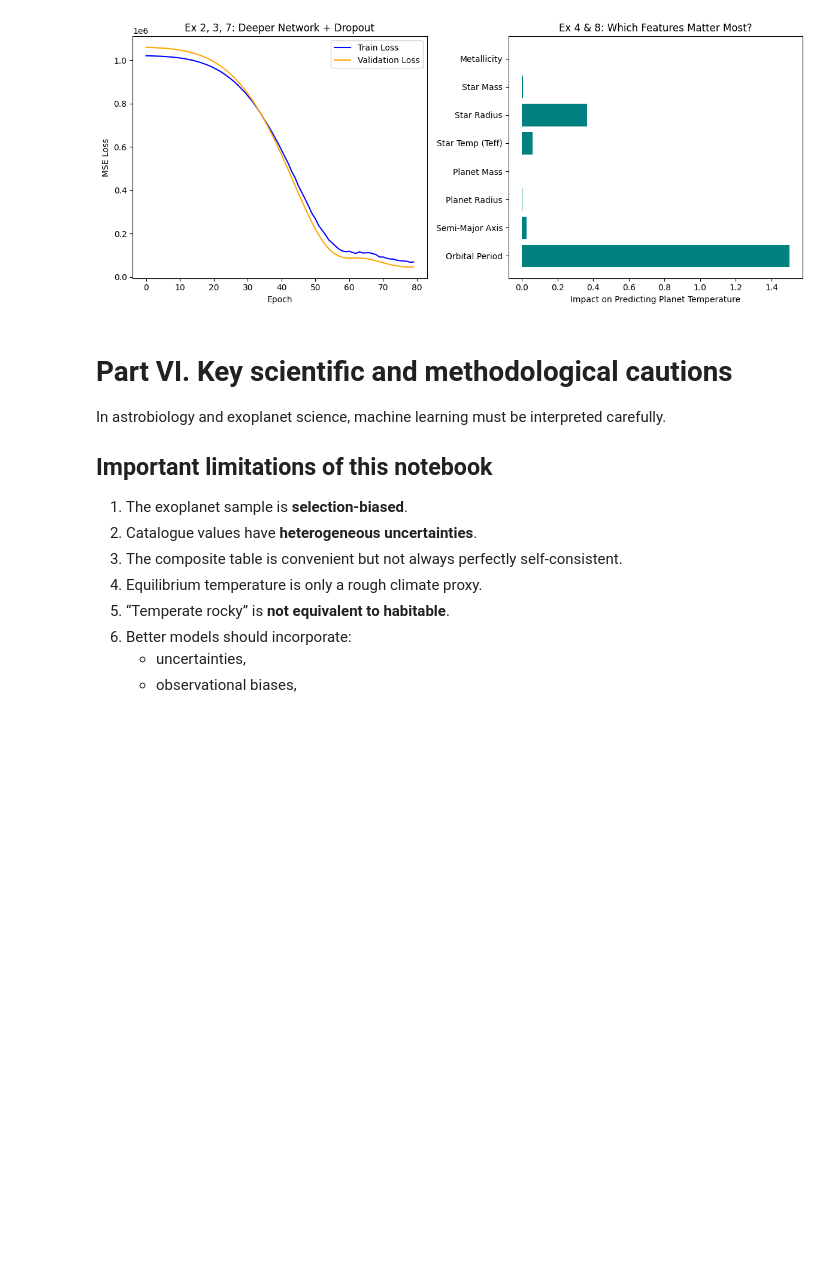
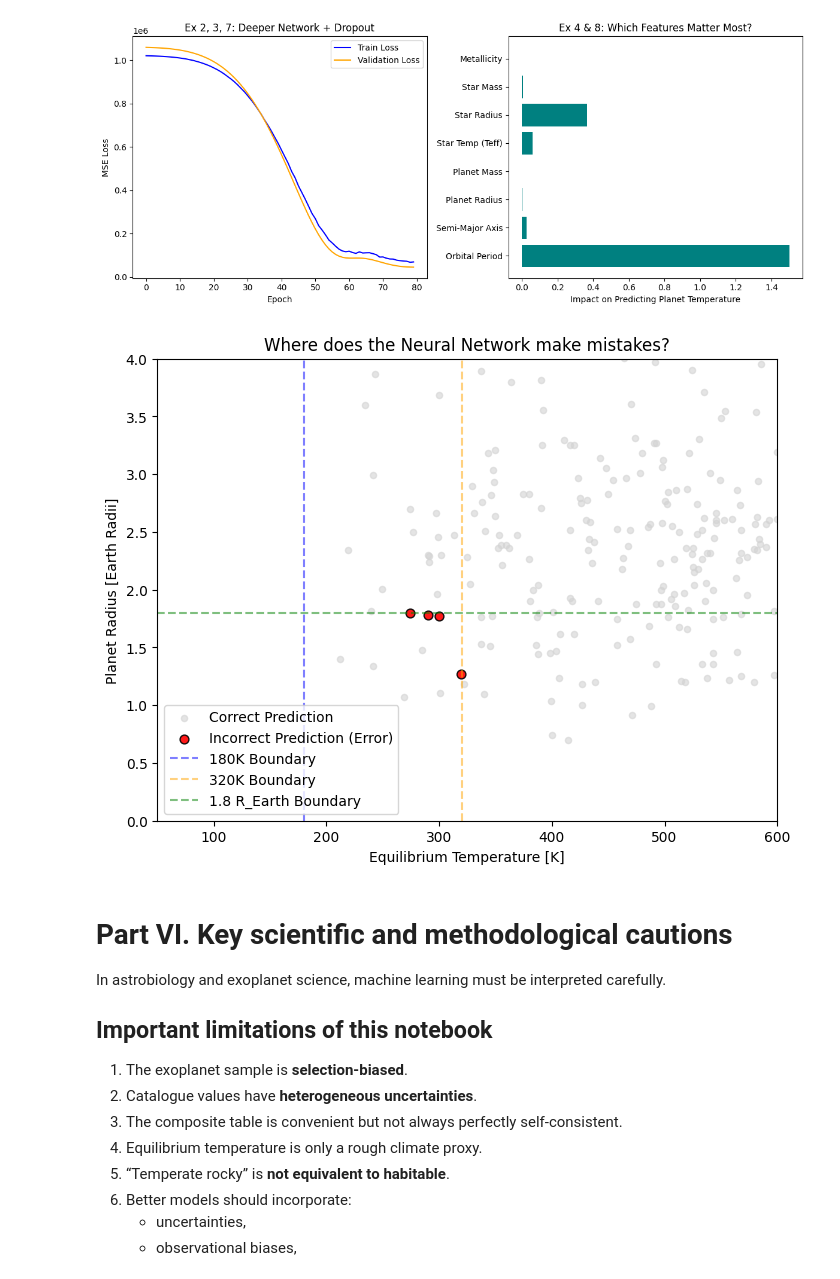
Before and after one commit to silviaparente/computational_astrobiology, a Jupyter notebook: computational_astrobiology_exoplanet_nn_gradient_descent.ipynb, the cells around one changed output. Drawn from its saved outputs; the diff is of its cells as text; code cells hidden in the pictures; blank space fills up the shorter version.

```diff
--- a/computational_astrobiology_exoplanet_nn_gradient_descent.ipynb
+++ b/computational_astrobiology_exoplanet_nn_gradient_descent.ipynb
@@ -1278,6 +1278,70 @@ plt.tight_layout()
 plt.show()
 # %% [output]
 [figure]
+# %%
+# --- INNOVATION: Visualizing Classification Errors ---
+# This block visually plots where the model is making correct vs incorrect predictions
+
+# 1. Get the predictions and true values from the best classification model
+best_cls_model.eval()
+all_preds = []
+all_trues = []
+all_features = [] # To store the unscaled features for plotting
+
+with torch.no_grad():
+    for xb, yb in test_loader_cls:
+        logits = best_cls_model(xb)
+        probs = torch.sigmoid(logits)
+        preds = (probs >= 0.5).int()
+
+        all_preds.extend(preds.cpu().numpy())
+        all_trues.extend(yb.cpu().numpy())
+        all_features.extend(xb.cpu().numpy())
+
+all_preds = np.array(all_preds).ravel()
+all_trues = np.array(all_trues).ravel()
+all_features = np.array(all_features)
+
+# 2. Reverse the standard scaling to get the original physical values back for plotting
+# X_cls columns: ['log10_pl_orbper', 'log10_pl_orbsmax', 'log10_pl_rade', 'log10_pl_bmasse', 'st_teff', 'log10_st_rad', 'log10_st_mass', 'st_met']
+unscaled_features = scaler_cls.inverse_transform(all_features)
+
+# Extract log10_pl_rade (index 2) and st_teff (index 4) - or we can just use the target pl_eqt from the original dataframe
+# To make it exact, let's map the test indices back to the original dataframe
+test_indices = Xc_test.index
+true_radius = work_cls.loc[test_indices, 'pl_rade'].values
+true_eqt = work_cls.loc[test_indices, 'pl_eqt'].values
+
+# 3. Determine which predictions were correct and incorrect
+correct_mask = (all_preds == all_trues)
+incorrect_mask = (all_preds != all_trues)
+
+# 4. Plot the results
+fig, ax = plt.subplots(figsize=(8, 6))
+
+# Plot correct predictions in grey
+ax.scatter(true_eqt[correct_mask], true_radius[correct_mask],
+           c='lightgray', label='Correct Prediction', alpha=0.6, s=20)
+
+# Plot incorrect predictions in red
+ax.scatter(true_eqt[incorrect_mask], true_radius[incorrect_mask],
+           c='red', label='Incorrect Prediction (Error)', alpha=0.9, s=40, edgecolors='black')
+
+# Draw our strict physical boundaries for the "Temperate Rocky Proxy"
+ax.axvline(180, color='blue', linestyle='--', alpha=0.5, label='180K Boundary')
+ax.axvline(320, color='orange', linestyle='--', alpha=0.5, label='320K Boundary')
+ax.axhline(1.8, color='green', linestyle='--', alpha=0.5, label='1.8 R_Earth Boundary')
+
+ax.set_xlabel("Equilibrium Temperature [K]")
+ax.set_ylabel("Planet Radius [Earth Radii]")
+ax.set_title("Where does the Neural Network make mistakes?")
+ax.set_xlim(50, 600) # Zoom in to see the relevant area
+ax.set_ylim(0, 4)
+ax.legend()
+
+plt.show()
+# %% [output]
+[figure, added]
 # %% [markdown]
 # Part VI. Key scientific and methodological cautions
 
```
